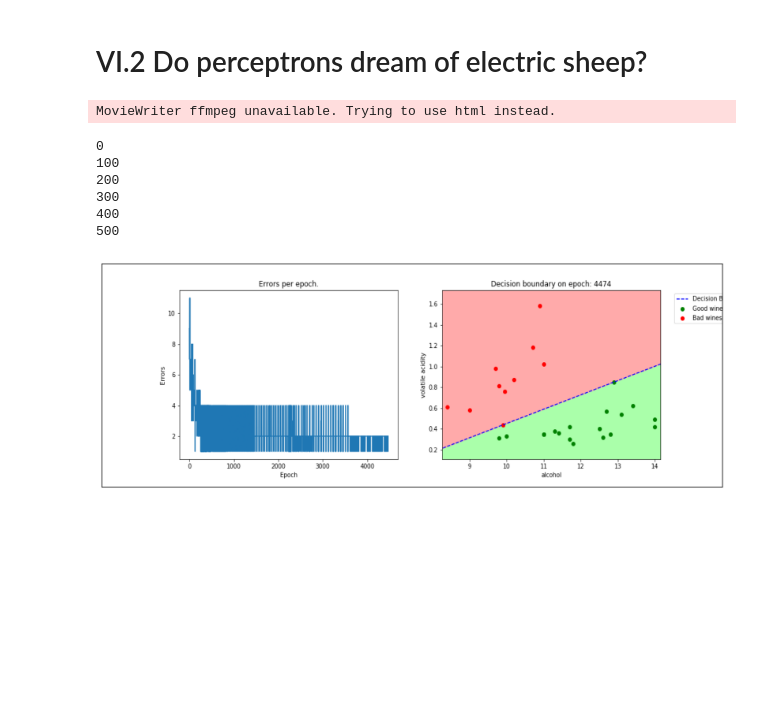
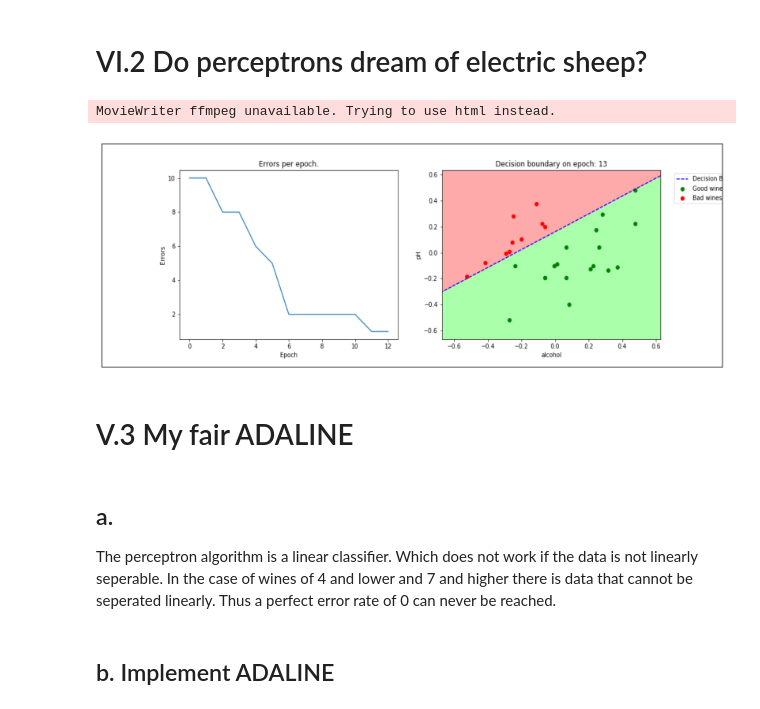
Before and after one commit to ZacheryFaria/ft_sommelier, a Jupyter notebook: ft_sommelier.ipynb, the cells around one changed output. Saved outputs shown, nothing was run; the diff lists cells and outputs as text; code cells hidden in the pictures; blank space fills up the shorter version.

Commit message:
Finished perceptron stufF

```diff
--- a/ft_sommelier.ipynb
+++ b/ft_sommelier.ipynb
@@ -209,0 +231,13 @@ def plot_perceptron(data, features, epoch=-1, savefile=False, savename=None):
+# %%
+def normalize(series):
+    return (series - series.mean()) / (series.max() - series.min())
+# %%
+new_data = train_data.copy()
+new_data[features[0]] = normalize(new_data[features[0]])
+new_data[features[1]] = normalize(new_data[features[1]])
+
+performance_old = performance.copy()
+performance_new = train_perceptron(new_data, features, seed=1000)
+
+fig = plot_perceptron(performance_old, features, train_data)
+fig = plot_perceptron(performance_new, features, new_data)
@@ -226,53 +264,46 @@ def array_init(shape):
     return df.values
 
 
-def make_animation(data, features, outputfile="anim.html", frames=-1):
+def make_animation(data, features, tdata, outputfile="anim.html", frames=-1):
     fig = plt.figure(figsize=(15,5), dpi=150)
     ax = plt.gca()
     ax.xaxis.set_visible(False)
     ax.yaxis.set_visible(False)
 
-    step = 1
     if frames == -1:
-        frames = len(data) / 8
-        frames += 2
-        step = 8
+        frames = len(data)
 
     def init():
         imobj.set_data(array_init((360, 1000)))
 
         return imobj,
 
     def animate(i):
-        if i % 100 == 0:
-            print(i)
         fname = "./train_stats_{}.png".format(i)
-        if i * step >= len(data):
-            f = plot_perceptron(data, features, epoch=len(data) - 1, savename=fname, savefile=True)
-        else:
-            f = plot_perceptron(data, features, epoch=i * step, savename=fname, savefile=True)
+        f = plot_perceptron(data, features, tdata, epoch=i, savename=fname, savefile=True)
         img = mpimg.imread(fname)[-1::-1]
         imobj.set_data(img)
         os.remove(fname)
         plt.close(f)
 
         return imobj,
 
     imobj = ax.imshow(array_init((360, 1000)), interpolation='bilinear',
                       origin='lower', alpha=1.0, zorder=1, aspect=1)
 
-    anim = animation.FuncAnimation(fig, animate, init_func=init, repeat=False, blit=True, interval=120,
+    anim = animation.FuncAnimation(fig, animate, init_func=init, repeat=False, blit=True, interval=250,
                     frames=range(int(frames)))
 
     anim.save(outputfile)
 
-make_animation(performance, ['alcohol', 'volatile acidity'])
+make_animation(performance_new, features, new_data)
 # %% [output]
 MovieWriter ffmpeg unavailable. Trying to use html instead.
-0
-100
-200
-300
-400
-500
-[figure, old version]
+[figure, new version]
+# %% [markdown]
+# V.3 My fair ADALINE
+# %% [markdown]
+## a.
+The perceptron algorithm is a linear classifier. Which does not work if the data is not linearly seperable. In the case of wines of 4 and lower and 7 and higher there is data that cannot be seperated linearly. Thus a perfect error rate of 0 can never be reached.
+# %% [markdown]
+## b. Implement ADALINE
```
Also changed, not shown: parts of 4 cells of this notebook.
